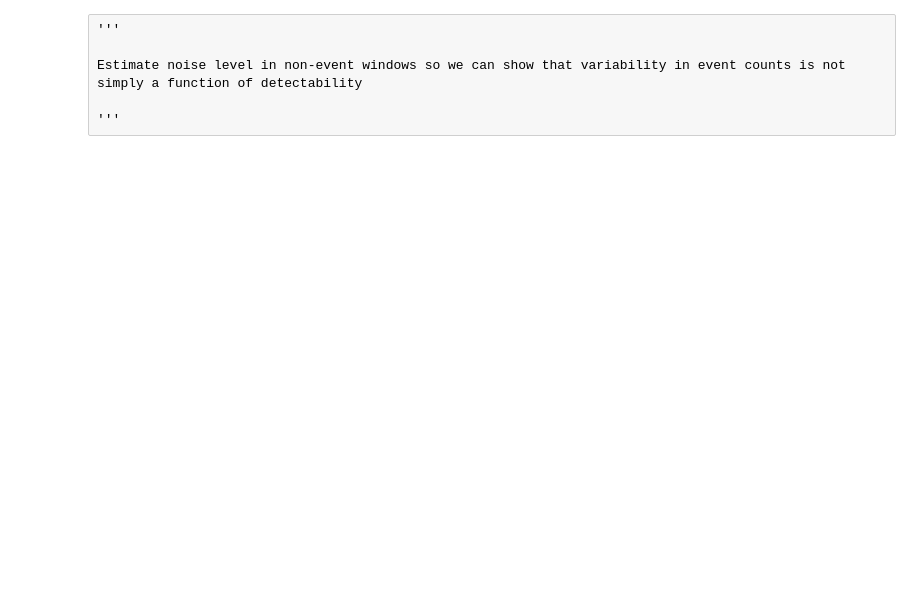
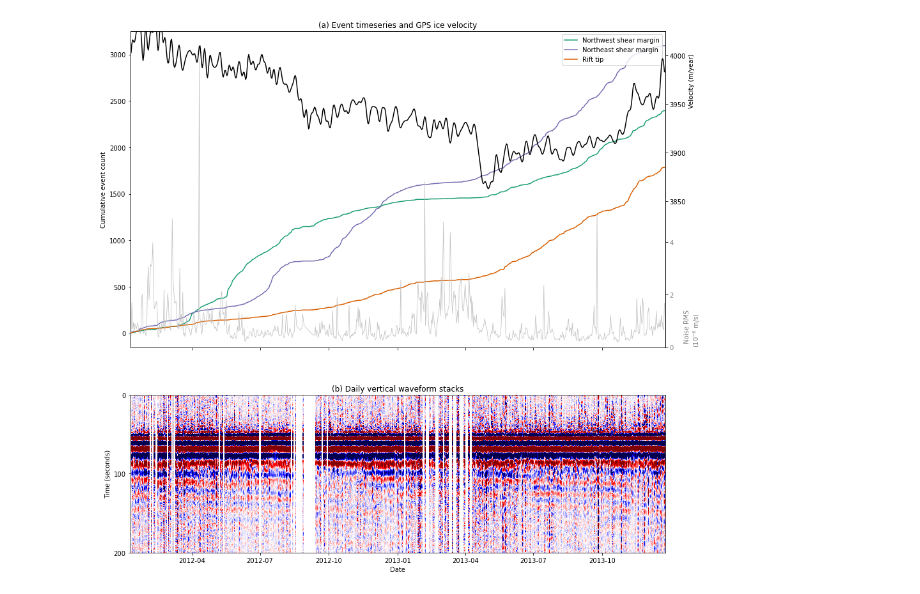
Before and after one commit to stepholinger/rift_detection_location, a Jupyter notebook: riftquake_analysis.ipynb, the cells around one changed output. Drawn from its saved outputs; the diff is of its cells as text; code cells hidden in the pictures; blank space fills up the shorter version.

```diff
--- a/riftquake_analysis.ipynb
+++ b/riftquake_analysis.ipynb
@@ -407,11 +458,13 @@ Make the backazimuth figure in Olinger et al, 2021
 
 '''
 
-
 # load the results of polarization analysis
-baz_file = open("outputs/locations/event_backazimuths_test.pickle", "rb")
+baz_file = open("outputs/locations/event_backazimuths_PIG1_PIG2_PIG3_PIG4_PIG5_distance_pca_fixed_centroid.pickle", "rb")
 b = pickle.load(baz_file)
 baz_file.close()
+
+# get backazimuths of only the events in the dispersive cluster (cluster 0)
+backazimuths = b.backazimuths
 
 # load clustering results
 cluster_file = h5py.File("outputs/clustering/2_cluster_results.h5","r")
@@ -419,12 +472,18 @@ predictions = np.array(list(cluster_file["cluster_index"]))
 centroids = list(cluster_file["centroids"])
 cluster_file.close()
 
-# get backazimuths of only the events in the dispersive cluster (cluster 0)
-backazimuths = b.backazimuths
+# get station locations and array centroids
+station_lon_lat_coords = get_station_coordinates("data/XML/")
+station_grid_coords = get_station_grid_locations(station_lon_lat_coords,"epsg:3245")
+array_centroid = np.mean(station_grid_coords,axis=0)
 
 # open LANDSAT imagery file
 file = "data/imagery/LC08_L1GT_001113_20131012_20170429_01_T2_B4.TIF"
-sat_imagery = rasterio.open(file)
+transform_imagery(file,'epsg:3245')
+
+# set where to split the distribution and which color to use for each
+color_bounds = [[0,120],[180,280],[280,360]]
+colors = ["#7570b3","#d95f02","#1b9e77"]
 
 # make the figure
-plot_backazimuths_on_imagery(backazimuths[predictions == 0],sat_imagery,xml_path)
+plot_backazimuths_on_imagery(backazimuths[predictions == 0],array_centroid,station_grid_coords,color_bounds,colors)
@@ -474,9 +490,3 @@ plt.show()
-# %% [raw]
-'''
-
-Estimate noise level in non-event windows so we can show that variability in event counts is not simply a function of detectability
-
-'''
 # %%
 '''
 
@@ -531,39 +667,51 @@ stack_file.close()
 # %%
 '''
 
 Plot timeseries of dispersive cluster events with waveforms and GPS ice velocity
 
 '''
 
 # set some parameters for the plot
 cluster = 0
 num_clusters = 2
 
 # load catalog
 ds = pyasdf.ASDFDataSet("outputs/detections/template_matching_catalog.h5",mode='r')
 
 # extract times for each event in the dataset
 detection_times = []
 for event in ds.events:
     detection_times.append(event.origins[0].time.datetime)
 
+# load the results of polarization analysis
+baz_file = open('outputs/locations/event_backazimuths_PIG1_PIG2_PIG3_PIG4_PIG5_distance_pca_fixed_centroid.pickle', "rb")
+b = pickle.load(baz_file)
+backazimuths = b.backazimuths
+baz_file.close()
+
 # load clustering results
 cluster_file = h5py.File("outputs/clustering/" + str(num_clusters) + "_cluster_results.h5","r")
 predictions = np.array(list(cluster_file["cluster_index"]))
 centroids = list(cluster_file["centroids"])
 cluster_file.close()
 
-# read correlation results for that cluster and its centroid
-correlation_file = h5py.File("outputs/clustering/cluster_" + str(cluster) + "_correlations.h5",'r')
-correlation_coefficients = np.array(correlation_file['correlation_coefficients'])
-shifts = np.array(correlation_file['shifts'])
-correlation_file.close()
-
 # read daily stacks of waveforms
 home_dir = str(pathlib.Path().absolute())
-stack_file = h5py.File("outputs/figures/daily_stacks.h5",'r')
-daily_stacks = np.array(stack_file["stacks"])
+stack_file = h5py.File("outputs/figures/stacks.h5",'r')
+stacks = np.array(stack_file["stacks"])
 stack_file.close()
 
+# load noise
+noise_file = open("outputs/figures/noise.pickle", "rb")
+noise_date_vect,noise_vect = pickle.load(noise_file)
+noise_file.close()
+
+# set where to split the distribution and which color to use for each
+color_bounds = [[280,360],[0,120],[180,280]]
+colors = ["#1b9e77","#7570b3","#d95f02"]
+labels = ["Northwest shear margin","Northeast shear margin","Rift tip"]
+
 # make the plot
-plot_events_and_gps(filt_gps_velocity,gps_time_vect,np.array(detection_times)[predictions == cluster],daily_stacks)
+plot_events_and_gps(filt_gps_velocity,gps_time_vect,noise_vect,noise_date_vect,np.array(detection_times)[predictions==cluster],stacks,colors,color_bounds,labels,backazimuths[predictions==cluster],"cumulative")
+# %% [output]
+[figure, added]
```
Also changed, not shown: parts of 14 cells of this notebook, 12 other files.
